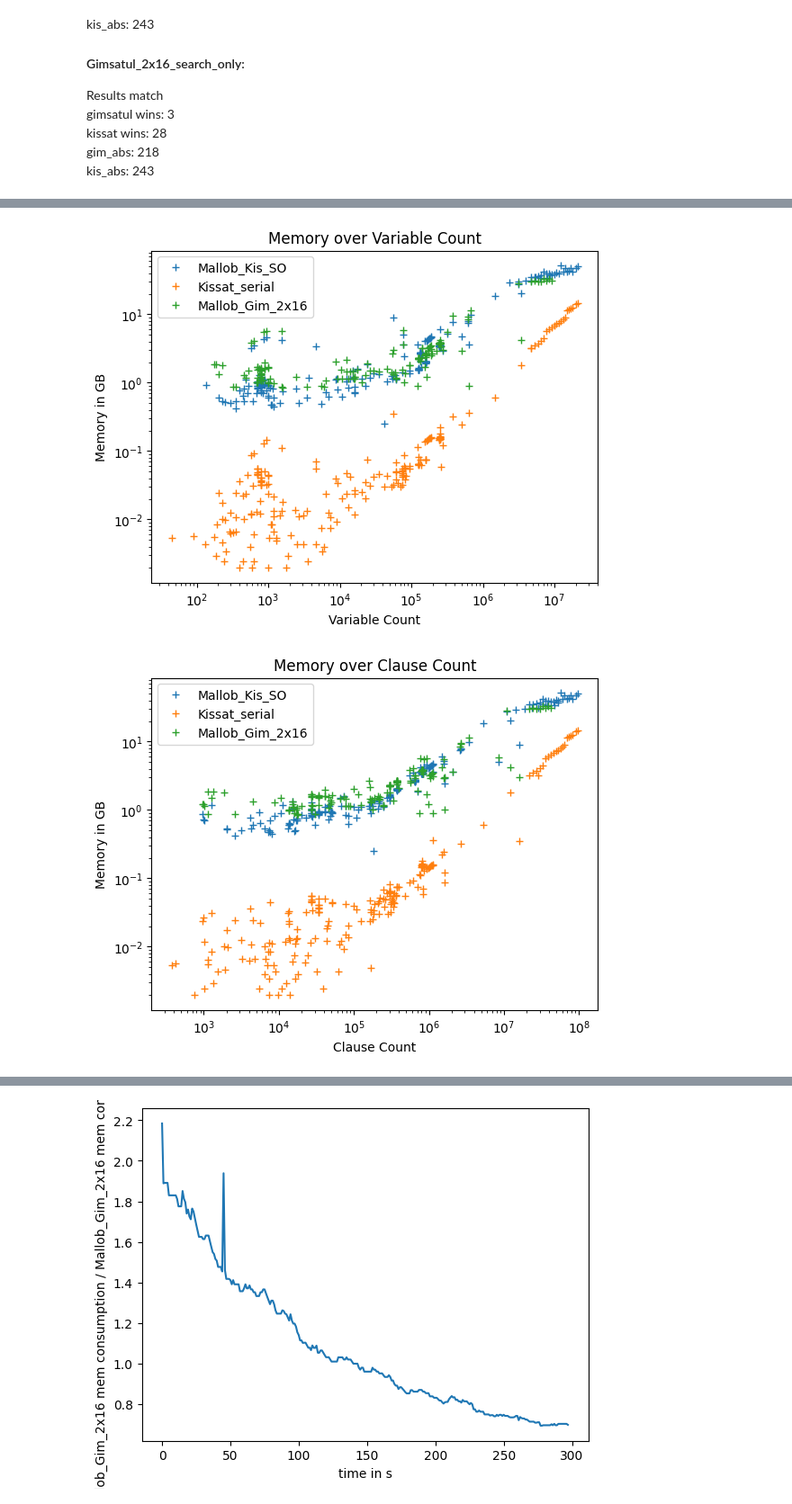
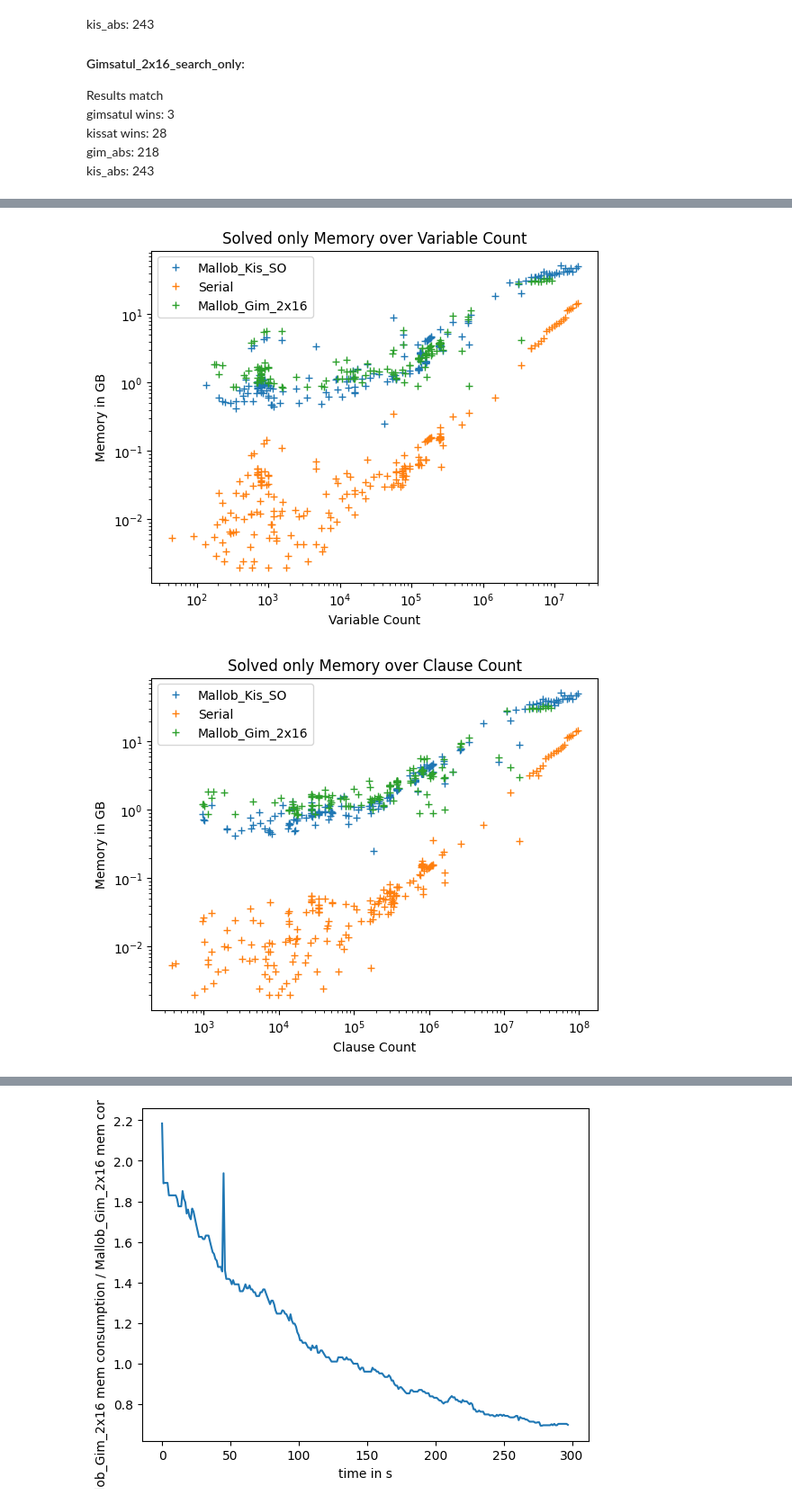
Before and after one commit to rubenGoetz/mallob, a Jupyter notebook: notebooks/plot_data.ipynb, the cells around one changed output, grey strips where cells are left out. Shown at 90% size. Saved outputs shown, nothing was run; the diff lists cells and outputs as text; code cells hidden in the pictures.

```diff
--- a/notebooks/plot_data.ipynb
+++ b/notebooks/plot_data.ipynb
@@ -30,7 +30,7 @@ solver_names = [#'Mallob_Kis',
                 'Mallob_Kis_SO',
                 # 'Plain_Gim',
                 # 'Mallob_Gim_SO',
-                'Kissat_serial',
+                'Serial',
                 'Mallob_Gim_2x16',]
 # %% [markdown]
 ### Compare 2 Results
@@ -240,4 +216,14 @@ plt.title('Memory over Clause Count')
 plt.xlabel('Variable Count')
 plt.ylabel('Memory in GB')
 plt.show()
+
+for name in solver_names:
+    plt.plot(df_overview['Serial_runtime'], df_overview[f"{name}_memory"], '+')
+plt.legend(solver_names)
+plt.xscale('log')
+plt.yscale('log')
+plt.title('Memory over Serial Runtime')
+plt.xlabel('Runtime for Serial Solver in s')
+plt.ylabel('Memory in GB')
+plt.show()
 # %% [output]
@@ -246,27 +233,38 @@ plt.show()
 # %%
 # Memory over Variable & Clause Counts for solved Instanzes only
 
 for name in solver_names:
     subset = df_overview[df_overview[f"{name}_result"] != 0]
     plt.plot(subset['variables'], subset[f"{name}_memory"], '+')
 plt.legend(solver_names)
 plt.xscale('log')
 plt.yscale('log')
-plt.title('Memory over Variable Count')
+plt.title('Solved only Memory over Variable Count')
 plt.xlabel('Variable Count')
 plt.ylabel('Memory in GB')
 plt.show()
 
 for name in solver_names:
     subset = df_overview[df_overview[f"{name}_result"] != 0]
     plt.plot(subset['clauses'], subset[f"{name}_memory"], '+')
 plt.legend(solver_names)
 plt.xscale('log')
 plt.yscale('log')
-plt.title('Memory over Clause Count')
+plt.title('Solved only Memory over Clause Count')
 plt.xlabel('Clause Count')
 plt.ylabel('Memory in GB')
 plt.show()
+
+for name in solver_names:
+    subset = df_overview[df_overview[f"{name}_result"] != 0]
+    plt.plot(subset['Serial_runtime'], subset[f"{name}_memory"], '+')
+plt.legend(solver_names)
+plt.xscale('log')
+plt.yscale('log')
+plt.title('Solved only Memory over Serial Runtime')
+plt.xlabel('Runtime for Serial Solver in s')
+plt.ylabel('Memory in GB')
+plt.show()
 # %% [output]
-[figure, old version]
+[figure, new version]
-[figure, old version]
+[figure, new version]
```
Also changed, not shown: parts of 11 cells of this notebook, 2 other files.
